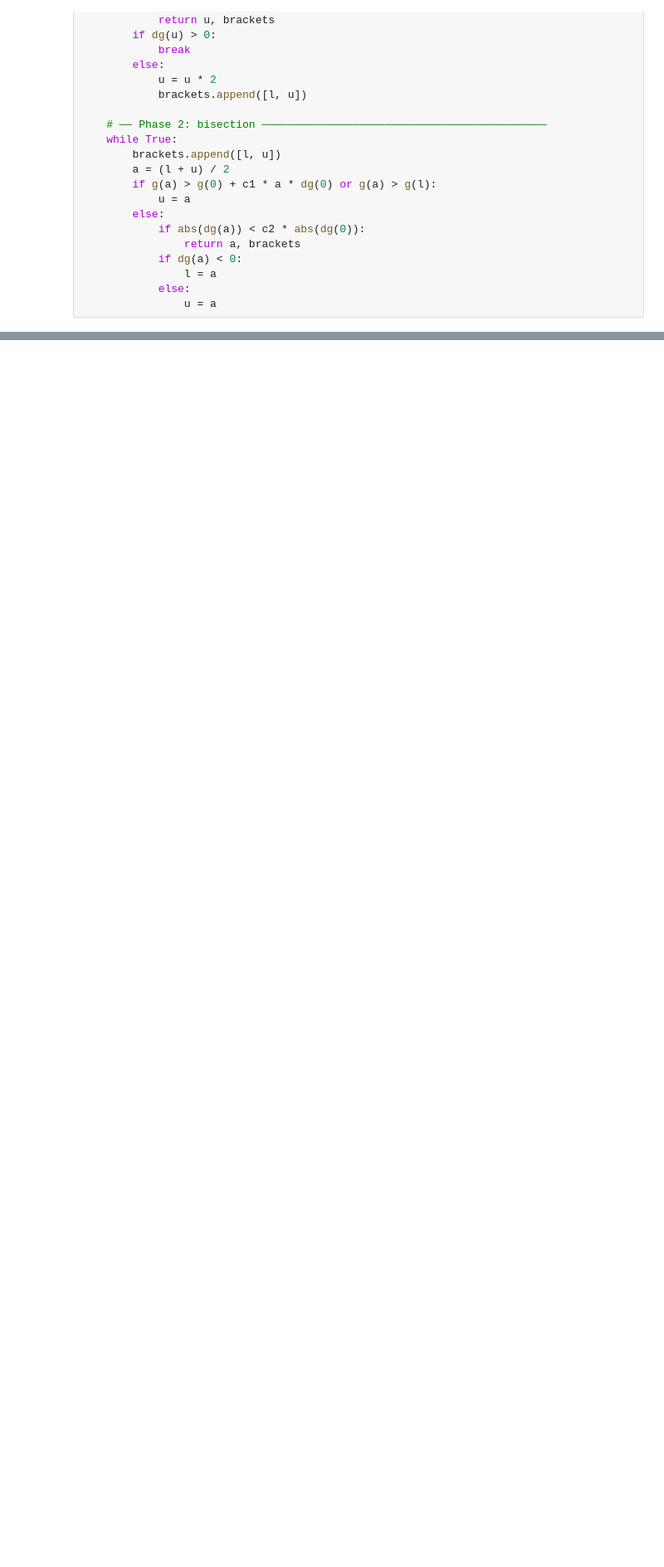
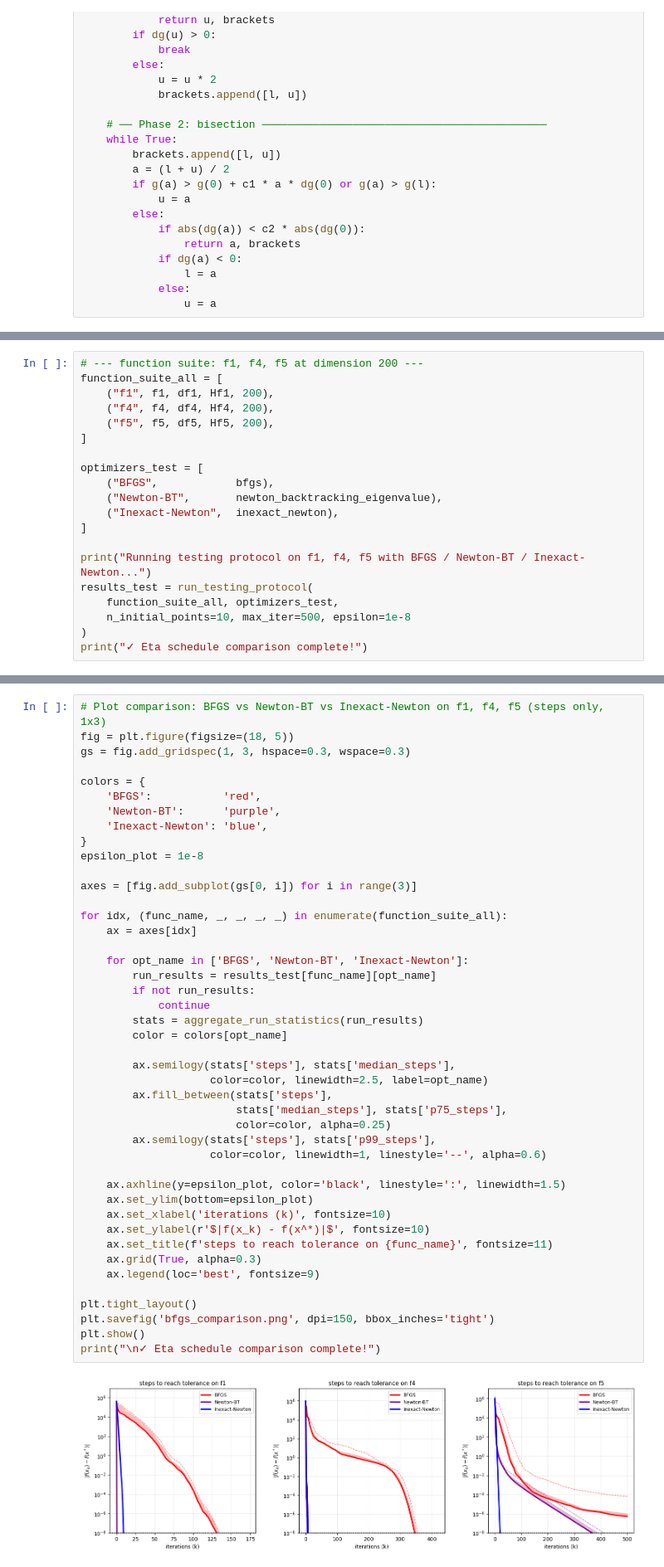
Before and after one commit to rohde01/numerical-optimization, a Jupyter notebook: Handin4/assignment.ipynb, the cells around one changed output, grey strips where cells are left out. Shown at 83% size. Drawn from its saved outputs; the diff is of its cells as text; blank space fills up the shorter version.

Commit message:
add testing

```diff
--- a/Handin4/assignment.ipynb
+++ b/Handin4/assignment.ipynb
@@ -111,0 +291,20 @@ def bfgs(f, df, x0, c1, c2, tol=1e-6, max_iter=1000):
+# %%
+# --- function suite: f1, f4, f5 at dimension 200 ---
+function_suite_all = [
+    ("f1", f1, df1, Hf1, 200),
+    ("f4", f4, df4, Hf4, 200),
+    ("f5", f5, df5, Hf5, 200),
+]
+
+optimizers_test = [
+    ("BFGS",            bfgs),
+    ("Newton-BT",       newton_backtracking_eigenvalue),
+    ("Inexact-Newton",  inexact_newton),
+]
+
+print("Running testing protocol on f1, f4, f5 with BFGS / Newton-BT / Inexact-Newton...")
+results_test = run_testing_protocol(
+    function_suite_all, optimizers_test,
+    n_initial_points=10, max_iter=500, epsilon=1e-8
+)
+print("✓ Eta schedule comparison complete!")
@@ -111,0 +314,46 @@ def bfgs(f, df, x0, c1, c2, tol=1e-6, max_iter=1000):
+# %%
+# Plot comparison: BFGS vs Newton-BT vs Inexact-Newton on f1, f4, f5 (steps only, 1x3)
+fig = plt.figure(figsize=(18, 5))
+gs = fig.add_gridspec(1, 3, hspace=0.3, wspace=0.3)
+
+colors = {
+    'BFGS':           'red',
+    'Newton-BT':      'purple',
+    'Inexact-Newton': 'blue',
+}
+epsilon_plot = 1e-8
+
+axes = [fig.add_subplot(gs[0, i]) for i in range(3)]
+
+for idx, (func_name, _, _, _, _) in enumerate(function_suite_all):
+    ax = axes[idx]
+
+    for opt_name in ['BFGS', 'Newton-BT', 'Inexact-Newton']:
+        run_results = results_test[func_name][opt_name]
+        if not run_results:
+            continue
+        stats = aggregate_run_statistics(run_results)
+        color = colors[opt_name]
+
+        ax.semilogy(stats['steps'], stats['median_steps'],
+                    color=color, linewidth=2.5, label=opt_name)
+        ax.fill_between(stats['steps'],
+                        stats['median_steps'], stats['p75_steps'],
+                        color=color, alpha=0.25)
+        ax.semilogy(stats['steps'], stats['p99_steps'],
+                    color=color, linewidth=1, linestyle='--', alpha=0.6)
+
+    ax.axhline(y=epsilon_plot, color='black', linestyle=':', linewidth=1.5)
+    ax.set_ylim(bottom=epsilon_plot)
+    ax.set_xlabel('iterations (k)', fontsize=10)
+    ax.set_ylabel(r'$|f(x_k) - f(x^*)|$', fontsize=10)
+    ax.set_title(f'steps to reach tolerance on {func_name}', fontsize=11)
+    ax.grid(True, alpha=0.3)
+    ax.legend(loc='best', fontsize=9)
+
+plt.tight_layout()
+plt.savefig('bfgs_comparison.png', dpi=150, bbox_inches='tight')
+plt.show()
+print("\n✓ Eta schedule comparison complete!")
+# %% [output]
+[figure, added]
```
Also changed, not shown: parts of 6 cells of this notebook.
